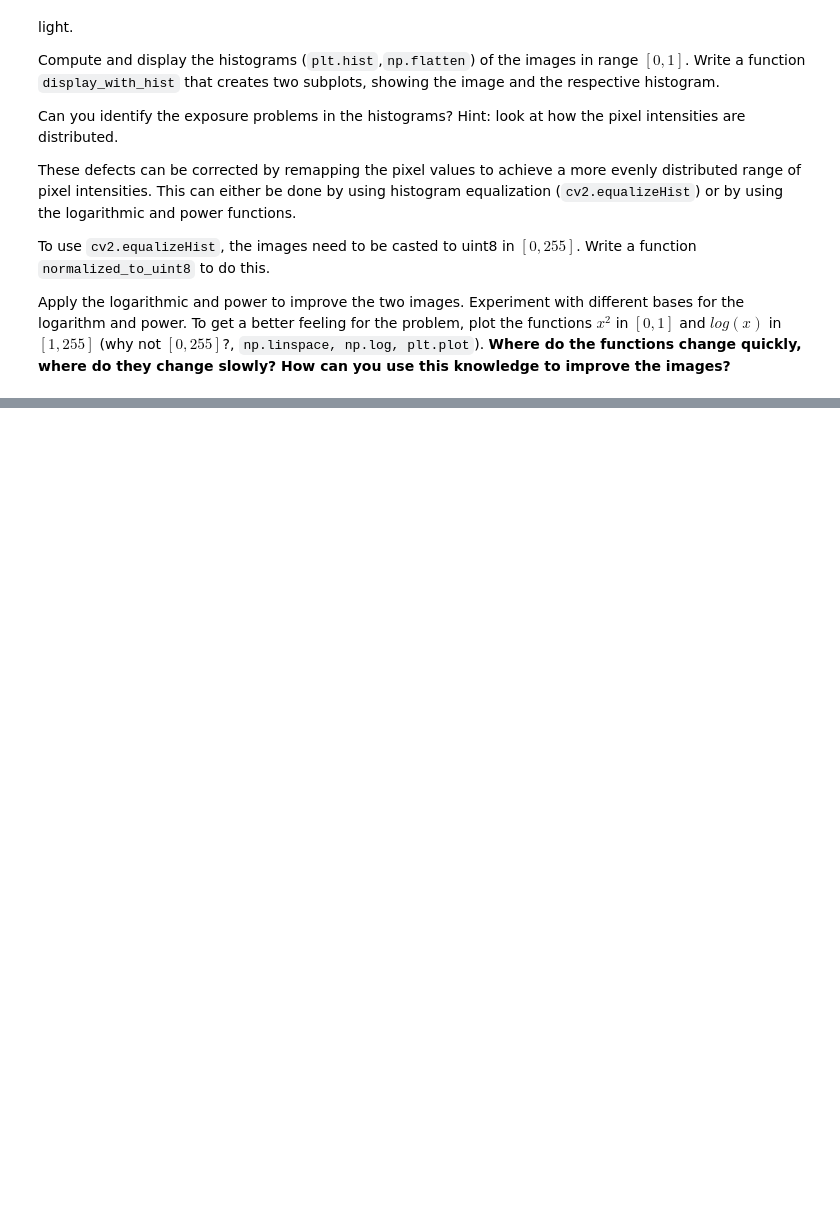
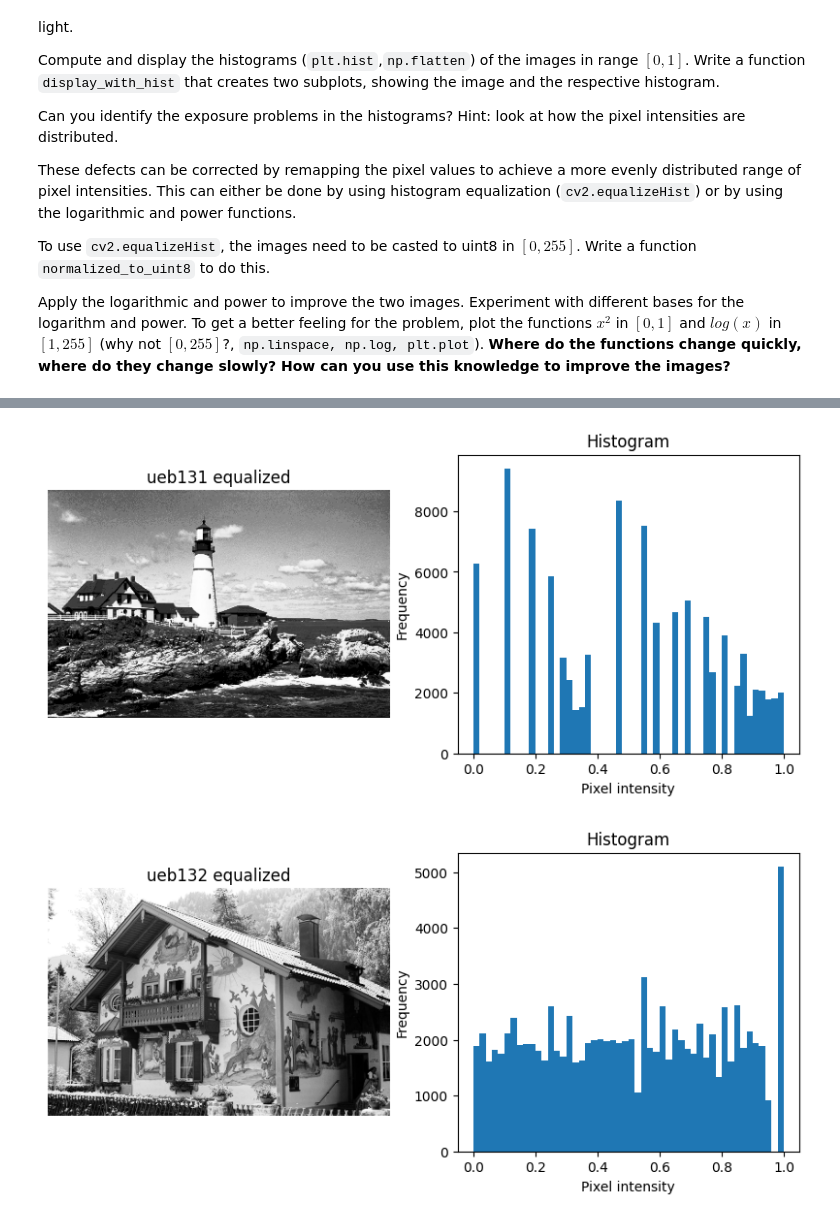
Before and after one commit to mohammedibrahimshawon/APWT_SUM22_Assign, a Jupyter notebook: exercise_1.ipynb, the cells around one changed output, grey strips where cells are left out. Cells and saved outputs as stored; diff of their text form; code cells hidden in the pictures; blank space fills up the shorter version.

```diff
--- a/exercise_1.ipynb
+++ b/exercise_1.ipynb
@@ -124,0 +254,19 @@ def normalized_to_uint8(image):
+# %%
+# TODO: convert images to uint8
+
+img1_uint8 = normalized_to_uint8(img1)
+img2_uint8 = normalized_to_uint8(img2)
+# equalize histogram and display
+
+img1_eq = cv2.equalizeHist(img1_uint8)
+img2_eq = cv2.equalizeHist(img2_uint8)
+
+# Convert back to [0,1] for display
+img1_eq = img1_eq.astype(np.float32) / 255.0
+img2_eq = img2_eq.astype(np.float32) / 255.0
+
+display_with_hist(img1_eq, "ueb131 equalized")
+display_with_hist(img2_eq, "ueb132 equalized")
+# %% [output]
+[figure, added]
+[figure, added]
```
Also changed, not shown: parts of 12 cells of this notebook.
